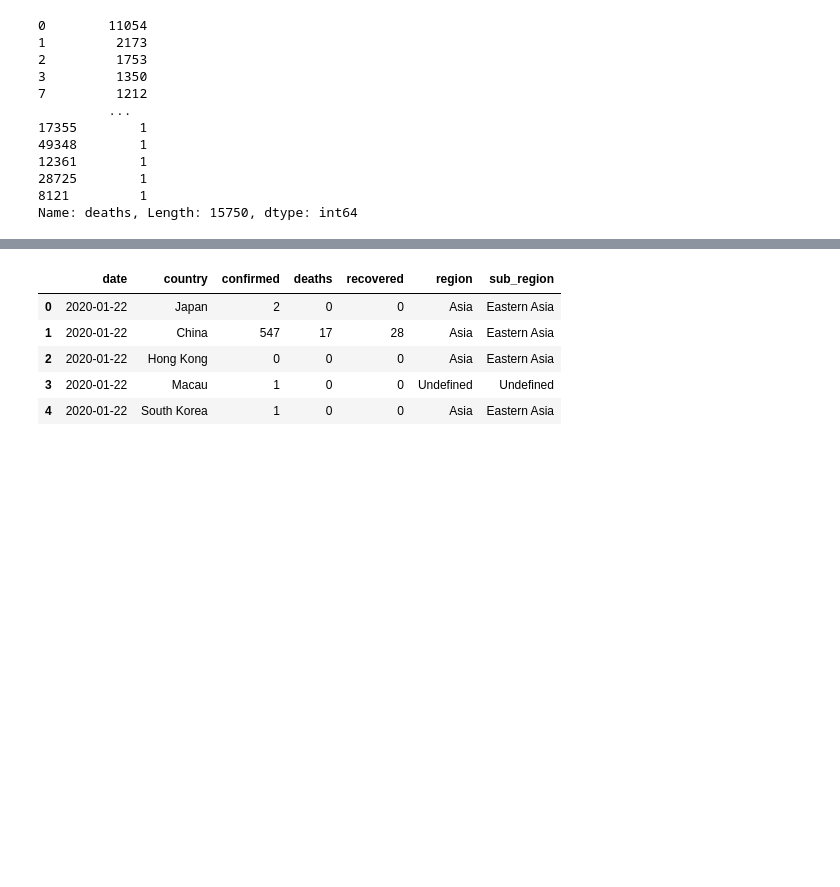
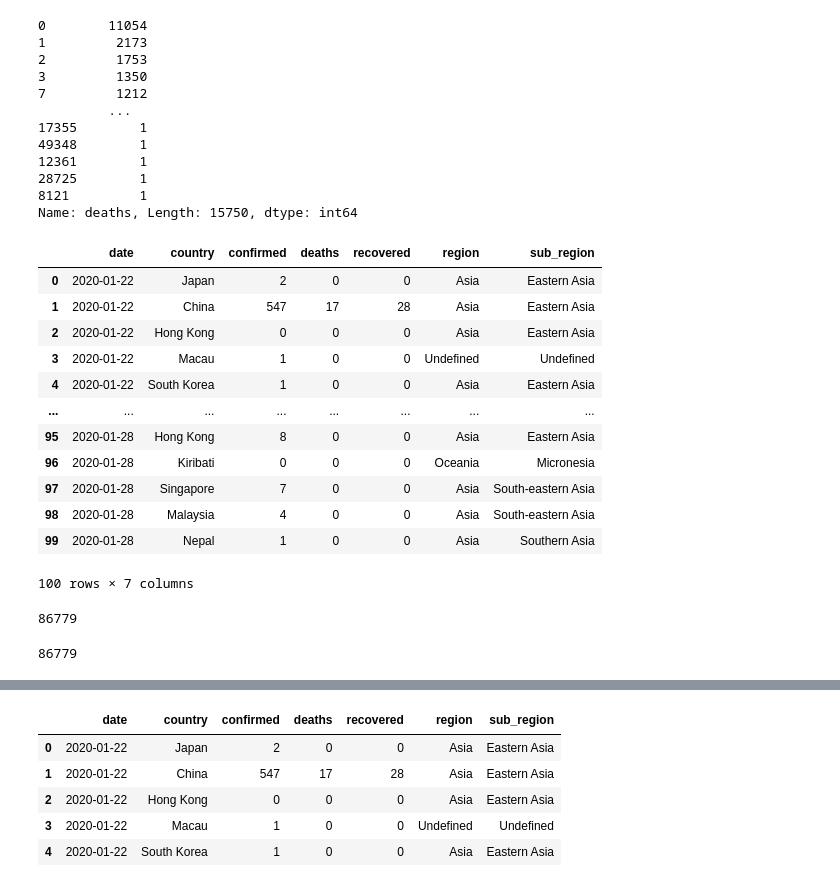
Before and after one commit to DmitryPogrebnoy/Data_Visualization_ITMO, a Jupyter notebook: resources/augment_covid_19_dataset.ipynb, the cells around one changed output, grey strips where cells are left out. Drawn from its saved outputs; the diff is of its cells as text; code cells hidden in the pictures; blank space fills up the shorter version.

```diff
--- a/resources/augment_covid_19_dataset.ipynb
+++ b/resources/augment_covid_19_dataset.ipynb
@@ -163,7 +163,9 @@ groupped_data
 | 86778 | 2020-12-31 | Zimbabwe | 13867 | 363 | 11250 |
 86779 rows × 5 columns
 # %%
-groupped_data["region"] = groupped_data.country.map(lambda x: mapping_to_region[x] if x in mapping_to_region else "Undefined")
+mapping_to_region_lambda = lambda x: mapping_to_region[x] if x in mapping_to_region else "Undefined"
+# %%
+groupped_data["region"] = groupped_data.country.map(mapping_to_region_lambda)
 # %%
 groupped_data["region"].value_counts()
 # %% [output]
@@ -175,7 +177,9 @@ Undefined     4648
 Oceania       3401
 Name: region, dtype: int64
 # %%
-groupped_data["sub_region"] = groupped_data.country.map(lambda x: mapping_to_sub_region[x] if x in mapping_to_sub_region else "Undefined")
+mapping_to_sub_region_lambda = lambda x: mapping_to_sub_region[x] if x in mapping_to_sub_region else "Undefined"
+# %%
+groupped_data["sub_region"] = groupped_data.country.map(mapping_to_sub_region_lambda)
 # %%
 groupped_data["sub_region"].value_counts()
 # %% [output]
@@ -239,3 +243,27 @@ groupped_data.deaths.value_counts()
 28725        1
 8121         1
 Name: deaths, Length: 15750, dtype: int64
+# %%
+groupped_data.head(100)
+# %% [output]
+|  | date | country | confirmed | deaths | recovered | region | sub_region |
+| 0 | 2020-01-22 | Japan | 2 | 0 | 0 | Asia | Eastern Asia |
+| 1 | 2020-01-22 | China | 547 | 17 | 28 | Asia | Eastern Asia |
+| 2 | 2020-01-22 | Hong Kong | 0 | 0 | 0 | Asia | Eastern Asia |
+| 3 | 2020-01-22 | Macau | 1 | 0 | 0 | Undefined | Undefined |
+| 4 | 2020-01-22 | South Korea | 1 | 0 | 0 | Asia | Eastern Asia |
+| ... | ... | ... | ... | ... | ... | ... | ... |
+| 95 | 2020-01-28 | Hong Kong | 8 | 0 | 0 | Asia | Eastern Asia |
+| 96 | 2020-01-28 | Kiribati | 0 | 0 | 0 | Oceania | Micronesia |
+| 97 | 2020-01-28 | Singapore | 7 | 0 | 0 | Asia | South-eastern Asia |
+| 98 | 2020-01-28 | Malaysia | 4 | 0 | 0 | Asia | South-eastern Asia |
+| 99 | 2020-01-28 | Nepal | 1 | 0 | 0 | Asia | Southern Asia |
+100 rows × 7 columns
+# %%
+len(groupped_data.date == "2020-01-22")
+# %% [output]
+86779
+# %%
+len(groupped_data.date == "2020-01-25")
+# %% [output]
+86779
```
Also changed, not shown: parts of 14 cells of this notebook, 1 other file.
